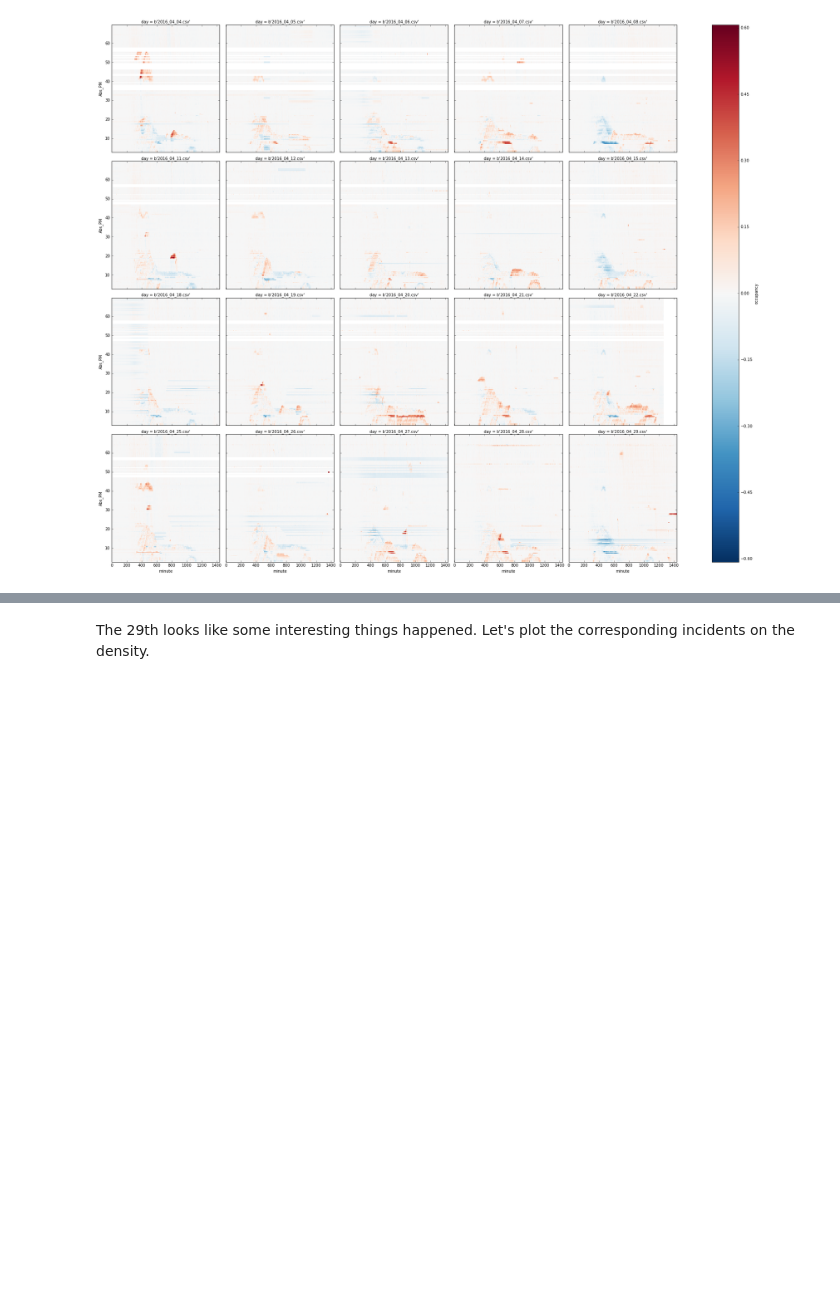
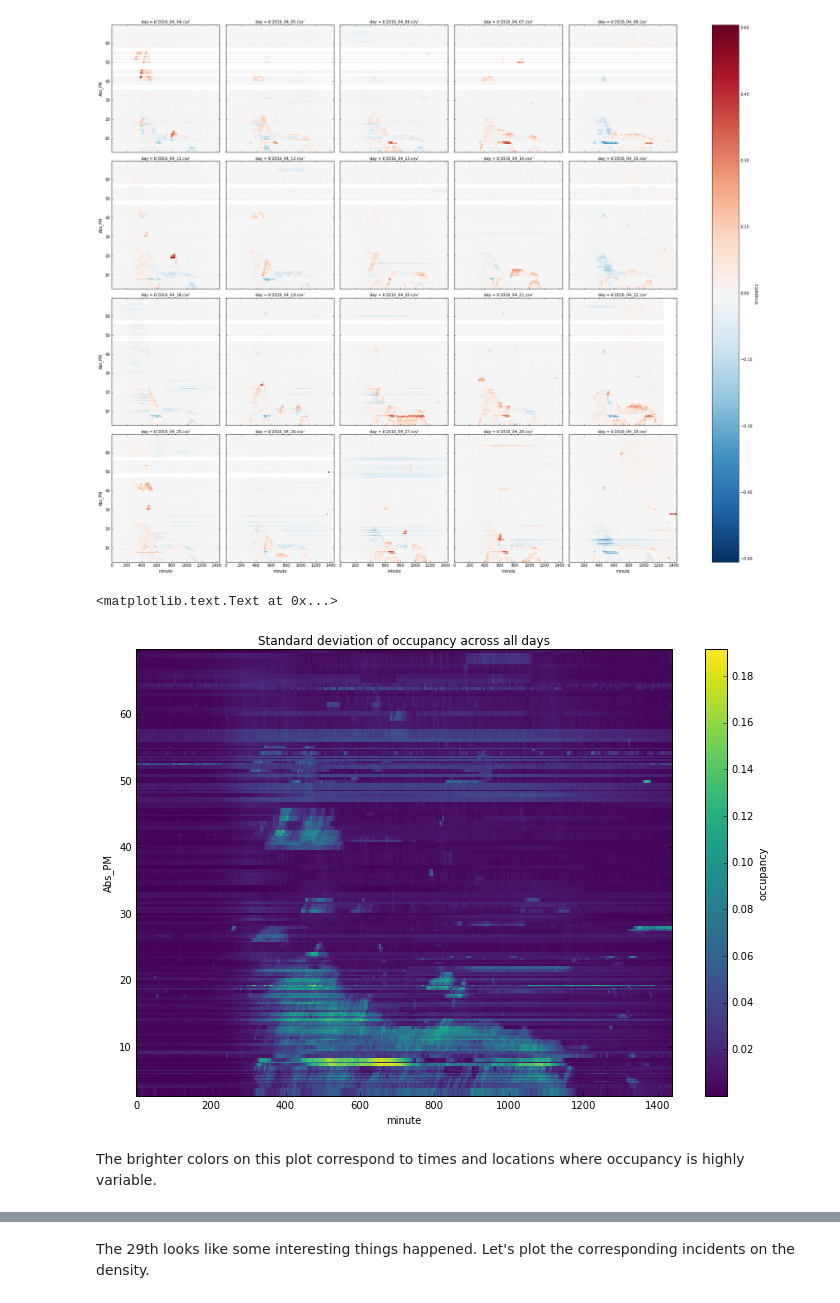
Before and after one commit to clarkfitzg/eci256project, a Jupyter notebook: plots.ipynb, the cells around one changed output, grey strips where cells are left out. Saved outputs shown, nothing was run; the diff lists cells and outputs as text; code cells hidden in the pictures; blank space fills up the shorter version.

Commit message:
use standard deviation to scale

```diff
--- a/plots.ipynb
+++ b/plots.ipynb
@@ -27,3 +27,14 @@ d[1:, :, :].plot.pcolormesh(x = "minute", y = "Abs_PM",
 plt.savefig("diffs.png")
 # %% [output]
 [figure]
+# %%
+dsd = d.std("day")
+
+plt.figure(figsize = (12, 8))
+dsd.plot(x = "minute", y = "Abs_PM")
+plt.title("Standard deviation of occupancy across all days")
+# %% [output]
+<matplotlib.text.Text at 0x...>
+[figure, added]
+# %% [markdown]
+The brighter colors on this plot correspond to times and locations where occupancy is highly variable.
```
Also changed, not shown: parts of 13 cells of this notebook.
